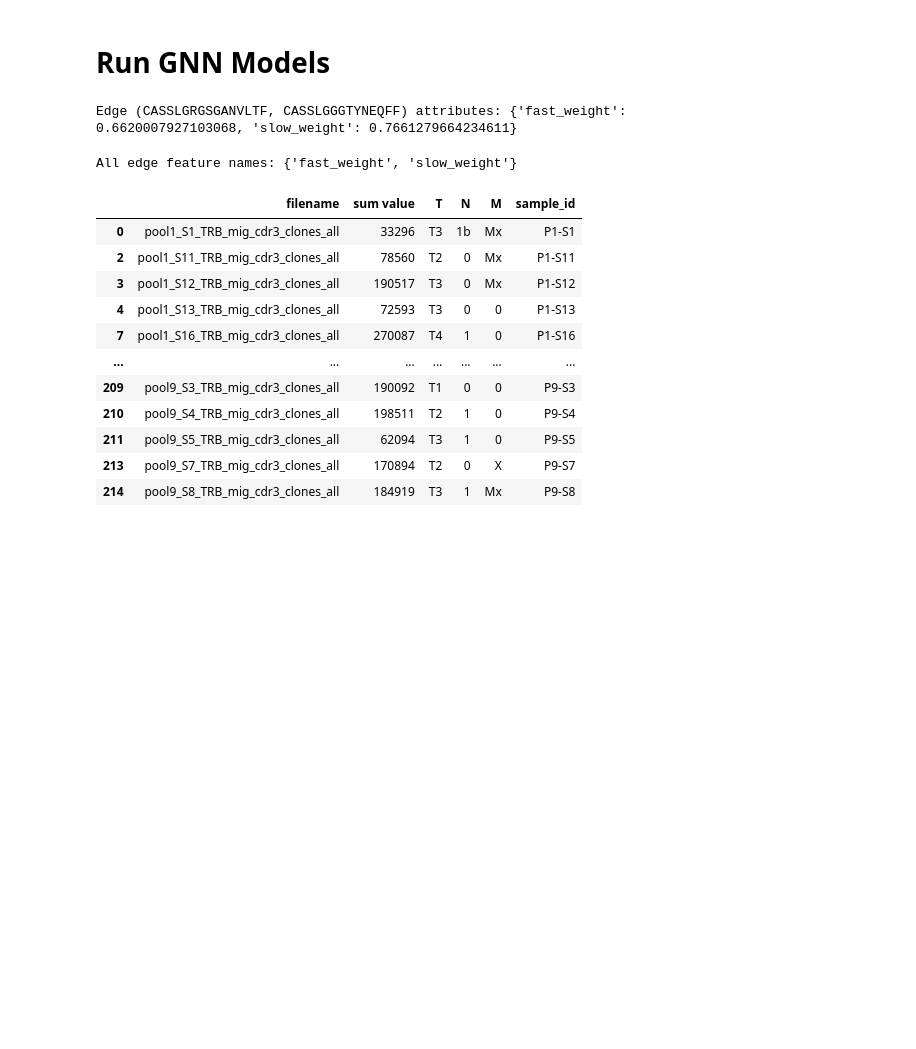
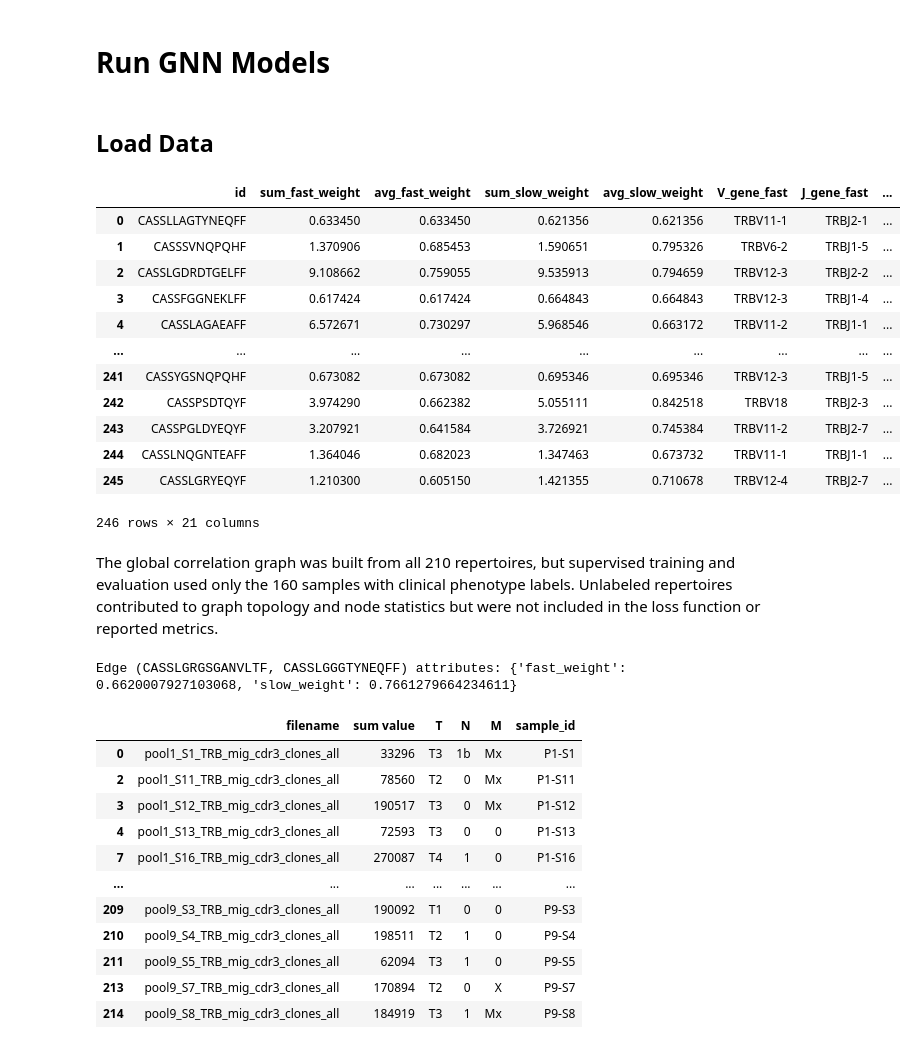
Before and after one commit to OrrBav/GNN_project, a Jupyter notebook: graphs_gnn_eda.ipynb, the cells around one changed output. Saved outputs shown, nothing was run; the diff lists cells and outputs as text; code cells hidden in the pictures; blank space fills up the shorter version.

```diff
--- a/graphs_gnn_eda.ipynb
+++ b/graphs_gnn_eda.ipynb
@@ -1,5 +1,7 @@
 # %% [markdown]
 # Run GNN Models
+# %% [markdown]
+## Load Data
 # %%
 import numpy as np
 import pandas as pd
@@ -16,19 +18,30 @@ node_meta = node_meta.loc[:, ~node_meta.columns.str.contains('^Unnamed')]
 colon_meta = pd.read_csv("/home/dsi/orrbavly/GNN_project/data/metadata/colon_meta.csv")
 colon_meta = colon_meta.loc[:, ~colon_meta.columns.str.contains('^Unnamed')]
 valid_samples = colon_meta[colon_meta['N'].isin(['0', '1', '1a', '1b', '2'])]['sample_id'].tolist()
+# %%
+node_meta
+# %% [output]
+|  | id | sum_fast_weight | avg_fast_weight | sum_slow_weight | avg_slow_weight | V_gene_fast | J_gene_fast | ... |
+| 0 | CASSLLAGTYNEQFF | 0.633450 | 0.633450 | 0.621356 | 0.621356 | TRBV11-1 | TRBJ2-1 | ... |
+| 1 | CASSSVNQPQHF | 1.370906 | 0.685453 | 1.590651 | 0.795326 | TRBV6-2 | TRBJ1-5 | ... |
+| 2 | CASSLGDRDTGELFF | 9.108662 | 0.759055 | 9.535913 | 0.794659 | TRBV12-3 | TRBJ2-2 | ... |
+| 3 | CASSFGGNEKLFF | 0.617424 | 0.617424 | 0.664843 | 0.664843 | TRBV12-3 | TRBJ1-4 | ... |
+| 4 | CASSLAGAEAFF | 6.572671 | 0.730297 | 5.968546 | 0.663172 | TRBV11-2 | TRBJ1-1 | ... |
+| ... | ... | ... | ... | ... | ... | ... | ... | ... |
+| 241 | CASSYGSNQPQHF | 0.673082 | 0.673082 | 0.695346 | 0.695346 | TRBV12-3 | TRBJ1-5 | ... |
+| 242 | CASSPSDTQYF | 3.974290 | 0.662382 | 5.055111 | 0.842518 | TRBV18 | TRBJ2-3 | ... |
+| 243 | CASSPGLDYEQYF | 3.207921 | 0.641584 | 3.726921 | 0.745384 | TRBV11-2 | TRBJ2-7 | ... |
+| 244 | CASSLNQGNTEAFF | 1.364046 | 0.682023 | 1.347463 | 0.673732 | TRBV11-1 | TRBJ1-1 | ... |
+| 245 | CASSLGRYEQYF | 1.210300 | 0.605150 | 1.421355 | 0.710678 | TRBV12-4 | TRBJ2-7 | ... |
+246 rows × 21 columns
+# %% [markdown]
+The global correlation graph was built from all 210 repertoires, but supervised training and evaluation used only the 160 samples with clinical phenotype labels.  Unlabeled repertoires contributed to graph topology and node statistics but were not included in the loss function or reported metrics.
 # %%
 # Correct way to get the first edge and its attributes:
 u, v, edge_data = next(iter(G_overlap.edges(data=True)))
 print(f"Edge ({u}, {v}) attributes: {edge_data}")
 # %% [output]
 Edge (CASSLGRGSGANVLTF, CASSLGGGTYNEQFF) attributes: {'fast_weight': 0.6620007927103068, 'slow_weight': 0.7661279664234611}
-# %%
-all_keys = set()
-for _, _, data in G_overlap.edges(data=True):
-    all_keys.update(data.keys())
-print("All edge feature names:", all_keys)
-# %% [output]
-All edge feature names: {'fast_weight', 'slow_weight'}
 # %%
 relevant_values = ['0', '1', '1a', '1b', '2']
 # List of samples to exclude - did not undergo mixcr due to missing lanes.
```
Also changed, not shown: parts of 31 cells of this notebook, 8 other files.
